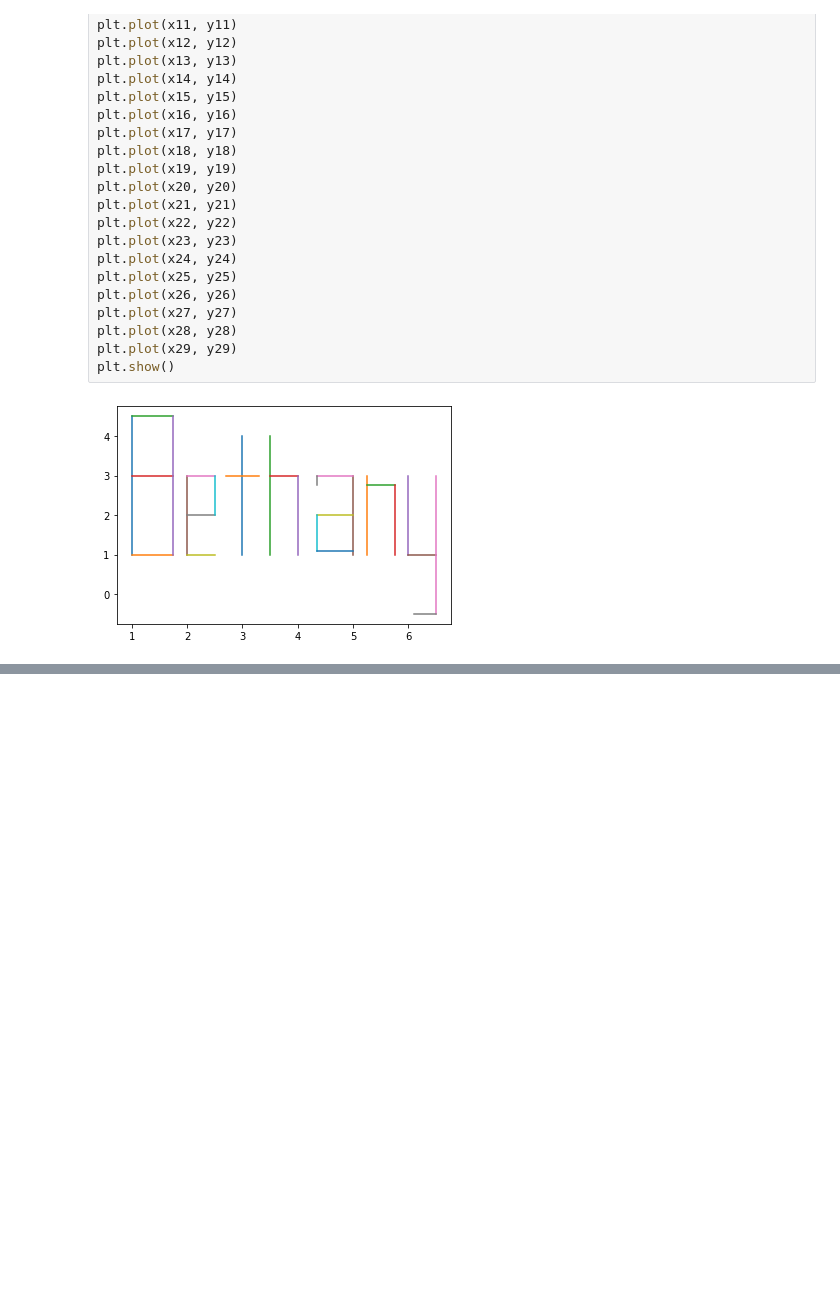
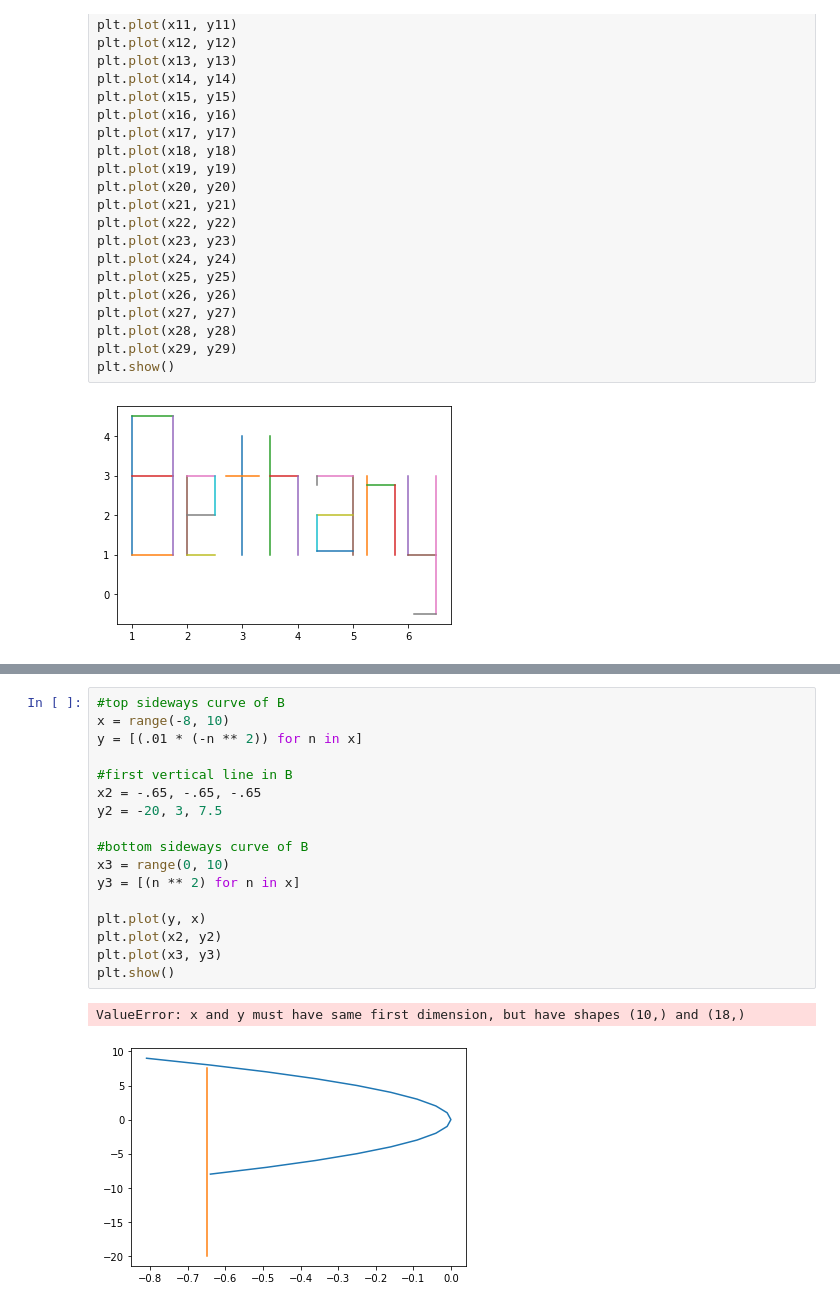
Before and after one commit to ThompsonBethany01/numpy-pandas-visualization-exercises, a Jupyter notebook: matplotlib_exercises.ipynb, the cells around one changed output, grey strips where cells are left out. Saved outputs shown, nothing was run; the diff lists cells and outputs as text; blank space fills up the shorter version.

```diff
--- a/matplotlib_exercises.ipynb
+++ b/matplotlib_exercises.ipynb
@@ -319,0 +471,20 @@ plt.show()
+# %%
+#top sideways curve of B
+x = range(-8, 10)
+y = [(.01 * (-n ** 2)) for n in x]
+
+#first vertical line in B
+x2 = -.65, -.65, -.65
+y2 = -20, 3, 7.5
+
+#bottom sideways curve of B
+x3 = range(0, 10)
+y3 = [(n ** 2) for n in x]
+
+plt.plot(y, x)
+plt.plot(x2, y2)
+plt.plot(x3, y3)
+plt.show()
+# %% [output]
+ValueError: x and y must have same first dimension, but have shapes (10,) and (18,)
+[figure, added]
```
Also changed, not shown: parts of 4 cells of this notebook.
